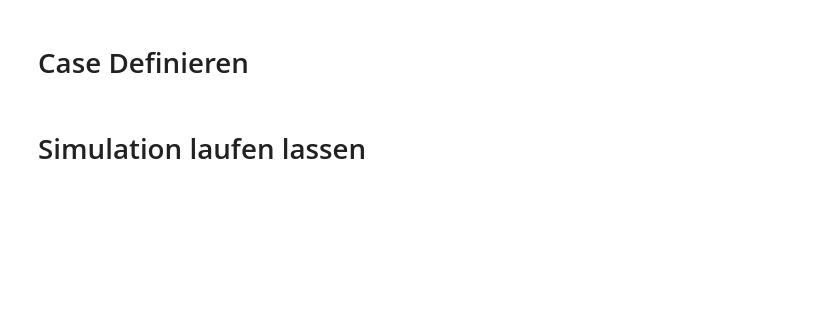
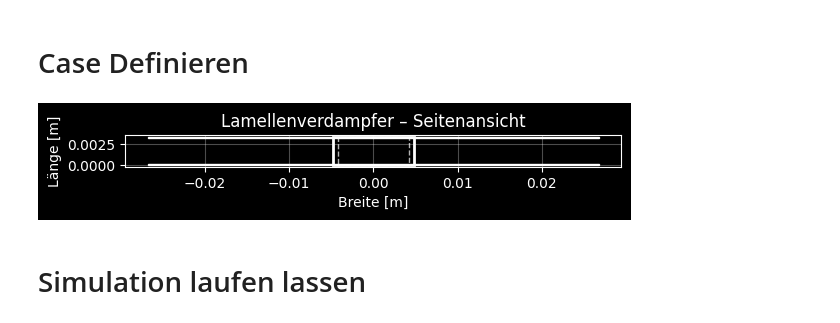
Before and after one commit to Lakito0100/MSE_VT1_luethluk, a Jupyter notebook: Examples/run_test.ipynb, the cells around one changed output. Drawn from its saved outputs; the diff is of its cells as text; code cells hidden in the pictures; blank space fills up the shorter version.

```diff
--- a/Examples/run_test.ipynb
+++ b/Examples/run_test.ipynb
@@ -39,7 +39,7 @@ geom = FinnTubedHX(
     l_fin = 0.022,          # m
     h_fin = 0.022,          # m
     fin_thickness = 0.0002,    # m
-    fin_pitch = 0.0032,          # m
+    fin_pitch_cc = 0.0032,          # m
     d_tube_a = 0.00952,          # m
     tube_thickness = 0.0005,       # m
     lambda_fin = 237,            # W/mK
@@ -60,35 +60,37 @@ gs = GridShape(
 
 cfg = CaseConfig(
     # air data
-    m_dot = v_a*rho_amb_in*(geom.h_fin*geom.l_tube()*geom.n_seg_r),
+    m_dot = v_a*rho_amb_in*(geom.h_fin*geom.fin_gap()*geom.n_seg_r),
     T_a = T_a,          # °C temperature air
     v_a = v_a,          # m/s velocity air
     p_a = P,            # Pa pressure air
     RH = RH,            # relative humidity air
     w_amb = w_amb_in,          # kg/kg water vapor moisture content
     rho_amb = rho_amb_in,      # kg/m^3 density air
     v_kin = 1.5e-5,     # m^2/s kinematic viscosity air
     lam = 0.025,        # W/mK heat conduction coefficient air
     c_p_a = 1000,       # J/kgK heat capacity air
     D_std = 2.2e-5,     # m^2/s water vapor diffusion coefficient
     C = 900,            # 1/s empirical water vapor absorbed coefficient
     isv = 2830000,      # J/kg latent heat of desublimation
 
     # refrigerant data
     ref_str = refrigerant,
     T_tube = T_ref_in,    # °C tube temperature
     T_ref = T_ref_in,     # °C tube temperature
     p_ref = p_ref_in,      # Pa Kältemitteldruck
     h_ref = h_ref_in,          # J/kg spezifische Enthalpie
     m_dot_ref = 1e-4,      # kg/s Massenstrom am Inlet
     x_ref = x_in,           # Dampfqualität (0..1), NaN falls einphasig
 
     # ice data
     rho_i = 920,        # kg/m^3 ice density
     h_sub= 2830000,     # J/kg latent heat of ablimation for water vapor
 )
 
 plot.plot_finned_tube_side(geom)
+# %% [output]
+[figure, added]
 # %% [markdown]
 # Simulation laufen lassen
 # %%
```
Also changed, not shown: parts of 5 cells of this notebook, 6 other files.
